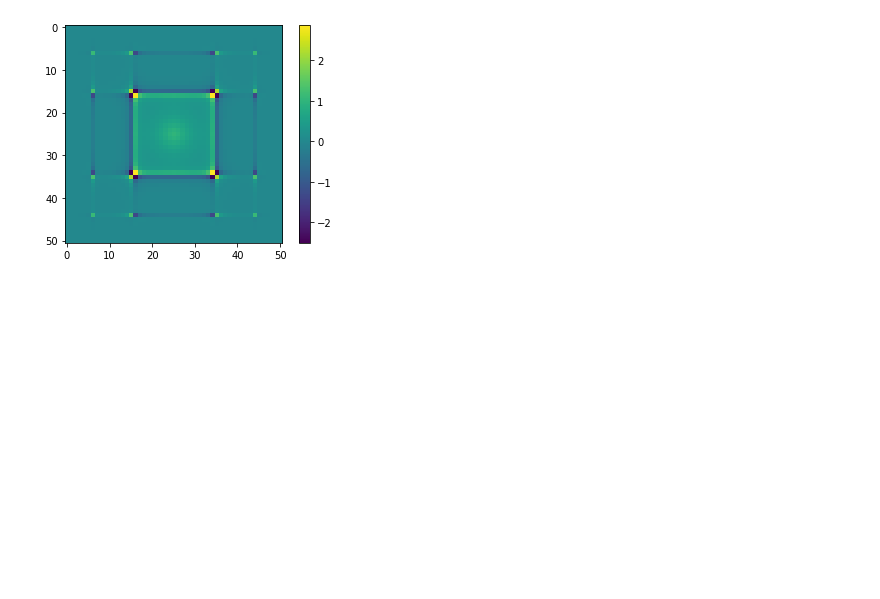
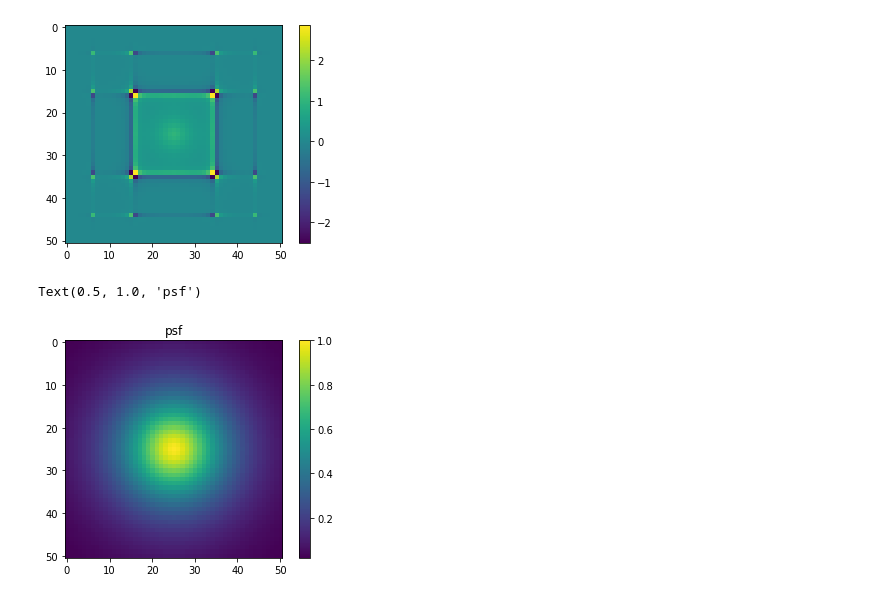
Before and after one commit to andrevitorelli/autometacal, a Jupyter notebook: notebooks/Pixel.ipynb, the cells around one changed output. Saved outputs shown, nothing was run; the diff lists cells and outputs as text; code cells hidden in the pictures; blank space fills up the shorter version.

```diff
--- a/notebooks/Pixel.ipynb
+++ b/notebooks/Pixel.ipynb
@@ -162,3 +162,10 @@ imshow(real(psfopiximk));colorbar()
 # %% [output]
 <matplotlib.colorbar.Colorbar at 0x...>
 [figure]
+# %%
+psf=galsim.Moffat(beta=2.5,fwhm = .9*(1+2*.02))
+psfimk = psf.drawKImage(nx=51,ny=51,scale=.2).array
+imshow(real(psfimk));colorbar();title('psf')
+# %% [output]
+Text(0.5, 1.0, 'psf')
+[figure, added]
```
Also changed, not shown: parts of 5 cells of this notebook, 4 other files.
